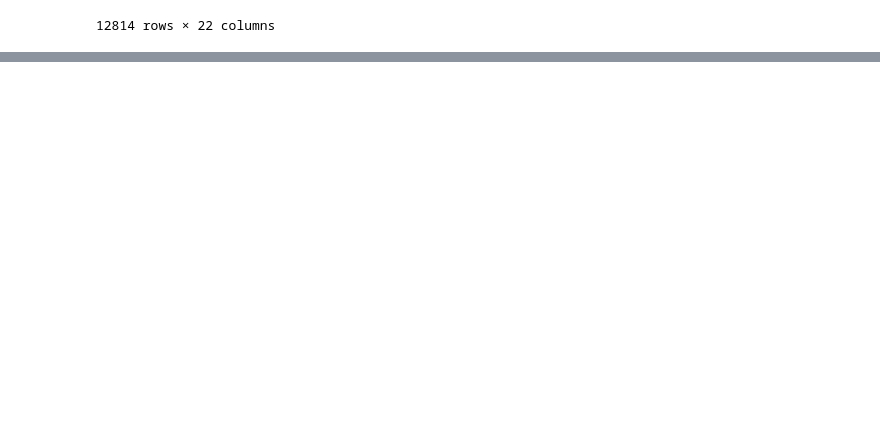
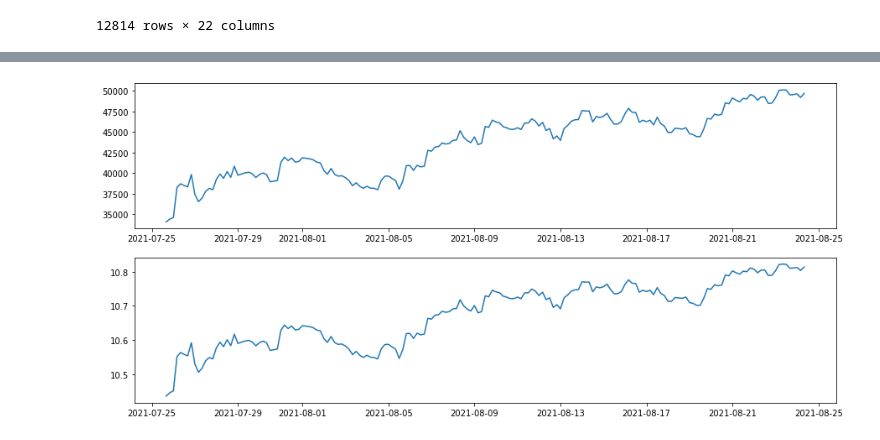
Before and after one commit to timjab92/cryptotrading-indicator, a Jupyter notebook: notebooks/FeatureEngineering.ipynb, the cells around one changed output, grey strips where cells are left out. Cells and saved outputs as stored; diff of their text form; code cells hidden in the pictures; blank space fills up the shorter version.

```diff
--- a/notebooks/FeatureEngineering.ipynb
+++ b/notebooks/FeatureEngineering.ipynb
@@ -336,0 +353,7 @@ full
+# %%
+fig, axs = plt.subplots(2,1, figsize=(15,7))
+axs[0].plot(full.close)
+axs[1].plot(full.log_close)
+plt.show()
+# %% [output]
+[figure, added]
```
Also changed, not shown: parts of 7 cells of this notebook.
